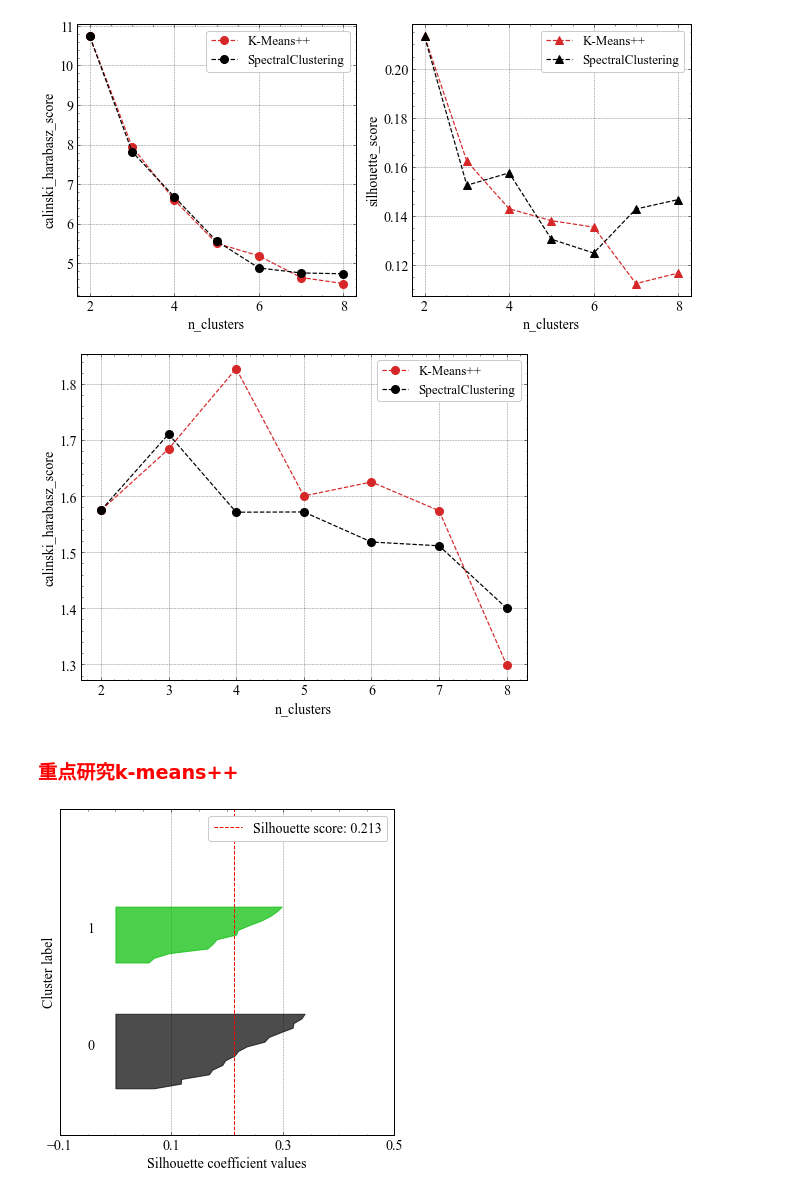
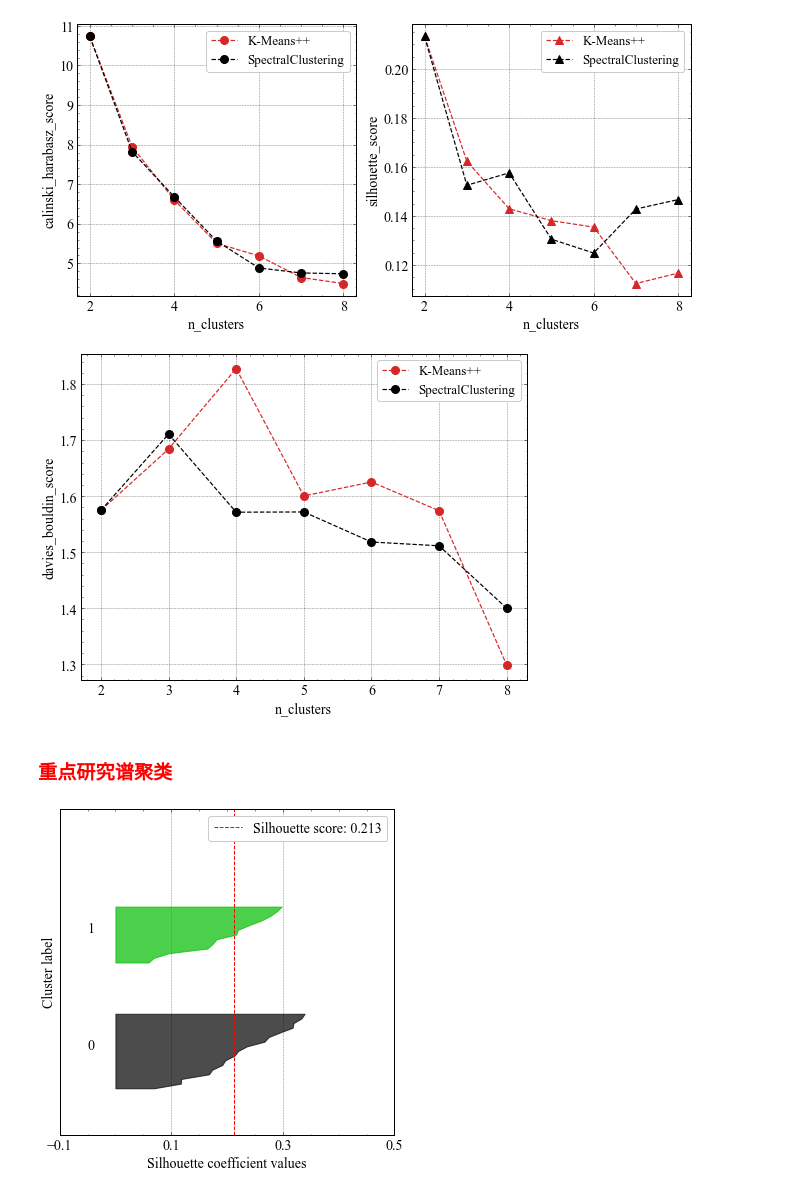
Before and after one commit to CHDers/cluster_methods_comparison, a Jupyter notebook: 聚类sheet2.ipynb, the cells around one changed output. Saved outputs shown, nothing was run; the diff lists cells and outputs as text; code cells hidden in the pictures.

```diff
--- a/聚类sheet2.ipynb
+++ b/聚类sheet2.ipynb
@@ -211,7 +192,7 @@ CH_Score = pd.read_csv('./run/sheet2/data/CH_Score.csv')
 Sil_Score = pd.read_csv('./run/sheet2/data/Sil_Score.csv')
 DBS_Score = pd.read_csv('./run/sheet2/data/DBS_Score.csv')
 # %%
-COLOR_LIST = ['tab:red', 'black']
+COLOR_LIST = ['tab:red', 'black', "tab:blue", "tab:orange", "tab:green", "tab:purple", "tab:brown", "tab:pink","tab:gray", "tab:olive", "tab:cyan", "royalblue"]
 # 绘制聚类效果对比曲线
 fig,(ax1,ax2) = plt.subplots(1,2,figsize=(11,5)) #设定画布
 for idx, it in enumerate(['K-Means++', 'SpectralClustering']):
@@ -237,22 +218,22 @@ plt.show()
 # %%
 # 绘制聚类效果对比曲线
 fig, ax = plt.subplots(1,1,figsize=(8,6)) #设定画布
 for idx, it in enumerate(['K-Means++', 'SpectralClustering']):
     ax.plot(DBS_Score['n_clusters'],DBS_Score[it],lw=1.2,marker='o',ms=8,label=it,ls='--',color=COLOR_LIST[idx]) #绘制每一条曲线
 
 ax.set_xlabel('n_clusters')
-ax.set_ylabel('calinski_harabasz_score')
+ax.set_ylabel('davies_bouldin_score')
 ax.legend(fontsize=13, frameon=True, loc='best')
 
 # ax1.set_xticks([2,3,4,5], [2,3,4,5])
 # ax2.set_xticks([2,3,4,5], [2,3,4,5])
 
 plt.savefig('./run/sheet2/figure/不同聚类方法的轮廓系数值对比-', bbox_inches='tight')
 plt.show()
 # %% [output]
-[figure, old version]
+[figure, new version]
 # %% [markdown]
-### <font color=red><font face="楷体">重点研究k-means++
+### <font color=red><font face="楷体">重点研究谱聚类
 # %%
 # 调用scikitplot绘图
 def plot_silhouette_of_various_clusters(num_li):
```
Also changed, not shown: parts of 7 cells of this notebook, 38 other files.
